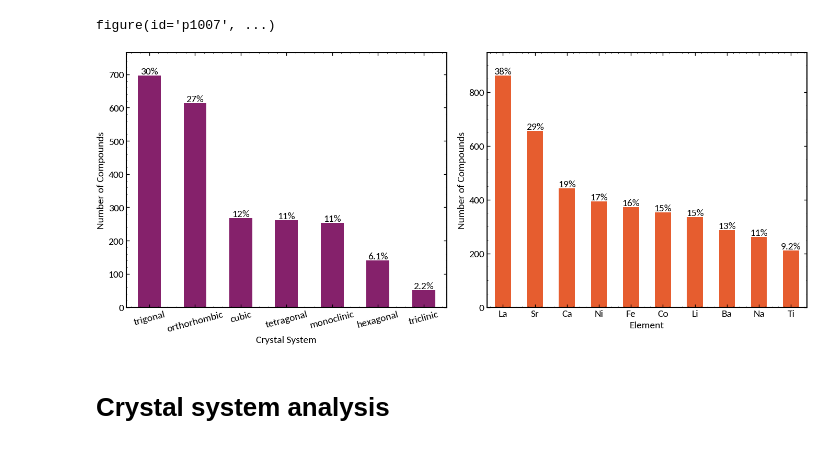
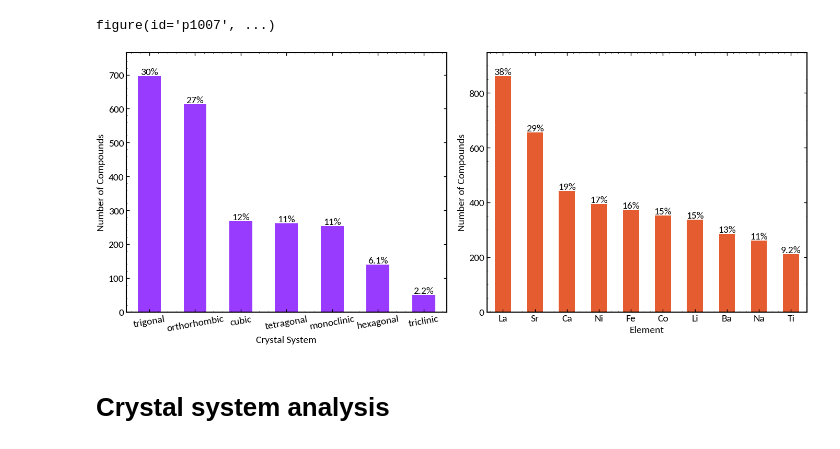
Before and after one commit to RAMP-Labs/ApprOxiMate, a Jupyter notebook: notebooks/exp2_EDA_of_dataset.ipynb, the cells around one changed output. Saved outputs shown, nothing was run; the diff lists cells and outputs as text; code cells hidden in the pictures.

Commit message:
redid a few plots

```diff
--- a/notebooks/exp2_EDA_of_dataset.ipynb
+++ b/notebooks/exp2_EDA_of_dataset.ipynb
@@ -80,7 +80,7 @@ def get_colormap_colors(num_items, colormap='viridis', cmap_range=(0.1, 0.9)):
 
 counts = icsd_df['Crystal_System'].value_counts()
 total_compounds = len(icsd_df)
-bar_colour = get_colormap_colors(4, colormap='inferno')
+bar_colour = get_colormap_colors(4, colormap='plasma')
 
 def get_element_counts(formulas):
     counts = Counter()
@@ -102,7 +102,7 @@ df_elements = (
 
 fig, (ax1, ax2) = plt.subplots(1, 2, figsize=(14, 6))
 
-counts.plot(kind='bar', ax=ax1, color=bar_colour[1])
+counts.plot(kind='bar', ax=ax1, color="#993bff")
 
 for p in ax1.patches:
     percentage = f'{100 * p.get_height() / total_compounds:.2g}%'
@@ -112,36 +112,37 @@ for p in ax1.patches:
         ha='center',
         va='bottom',
         fontsize=14,
     )
 
 ax1.set_xlabel('Crystal System')
 ax1.set_ylabel('Number of Compounds')
 ax1.set_ylim(0, counts.max() * 1.1)
-ax1.tick_params(axis='x', rotation = 15)
+ax1.tick_params(axis='x', rotation = 10)
 
-df_elements.plot(kind='bar', ax=ax2, color = bar_colour[2])
+df_elements.plot(kind='bar', ax=ax2, color = "#e55c30")
 
 for p in ax2.patches:
     percentage = f'{100 * p.get_height() / total_compounds:.2g}%'
     ax2.annotate(
         percentage,
         (p.get_x() + p.get_width() / 2, p.get_height()),
         ha='center',
         va='bottom',
         fontsize=14,
     )
 
 ax2.set_xlabel('Element')
 ax2.set_ylabel('Number of Compounds')
 ax2.set_ylim(0, df_elements['count'].max() * 1.1)
 ax2.tick_params(axis='both', rotation = 0)
 ax2.legend().remove()
 
 
 plt.tight_layout()
+plt.savefig('outputs/elemental_distribution.png', bbox_inches='tight')
 plt.show()
 # %% [output]
-[figure, old version]
+[figure, new version]
 # %% [markdown]
 # Crystal system analysis
 # %%
```
Also changed, not shown: parts of 2 cells of this notebook, 8 other files.
